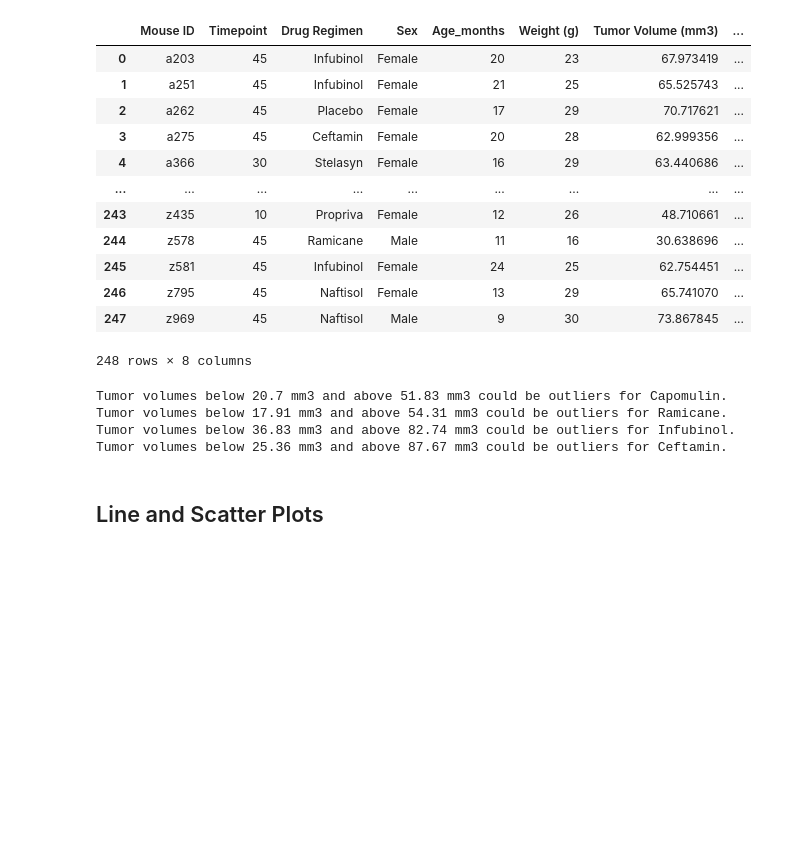
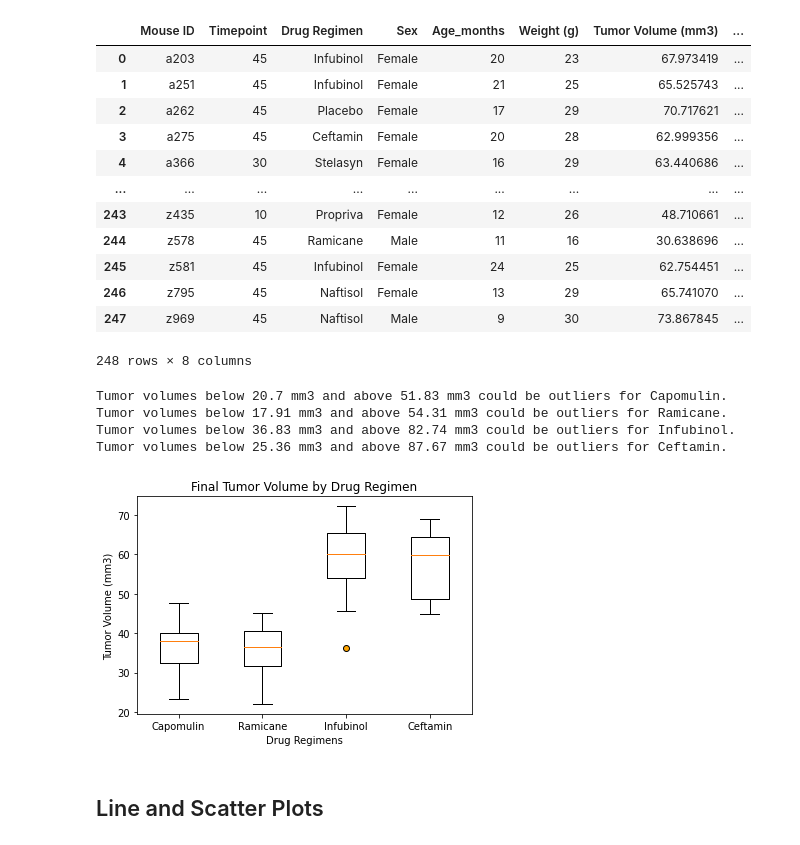
Before and after one commit to Jesskhunter/Matplotlib-Challenge, a Jupyter notebook: Pymaceuticals/pymaceuticals_starter.ipynb, the cells around one changed output. Cells and saved outputs as stored; diff of their text form; code cells hidden in the pictures; blank space fills up the shorter version.

```diff
--- a/Pymaceuticals/pymaceuticals_starter.ipynb
+++ b/Pymaceuticals/pymaceuticals_starter.ipynb
@@ -396,5 +396,15 @@ Tumor volumes below 36.83 mm3 and above 82.74 mm3 could be outliers for Infubino
 Tumor volumes below 25.36 mm3 and above 87.67 mm3 could be outliers for Ceftamin.
 # %%
 # Generate a box plot of the final tumor volume of each mouse across four regimens of interest
+
+fig1, ax1 = plt.subplots()
+ax1.set_title('Final Tumor Volume by Drug Regimen')
+ax1.set_ylabel('Tumor Volume (mm3)')
+ax1.set_xlabel('Drug Regimens')
+ax1.boxplot(tumor_vol_data, flierprops = dict(markerfacecolor='orange', marker='o'))
+ax1.set_xticklabels(treatments)
+plt.show()
+# %% [output]
+[figure, added]
 # %% [markdown]
 ## Line and Scatter Plots
```
Also changed, not shown: parts of 2 cells of this notebook.
